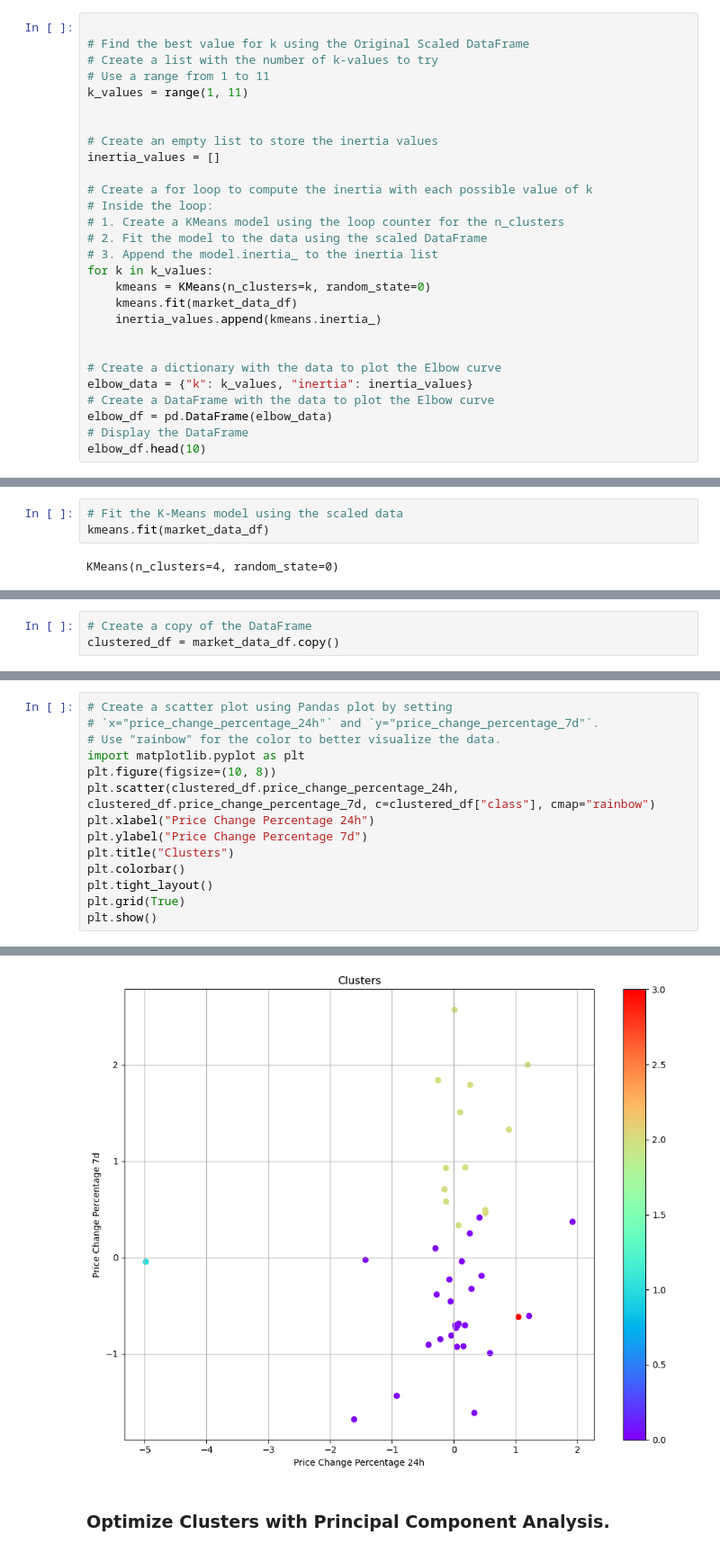
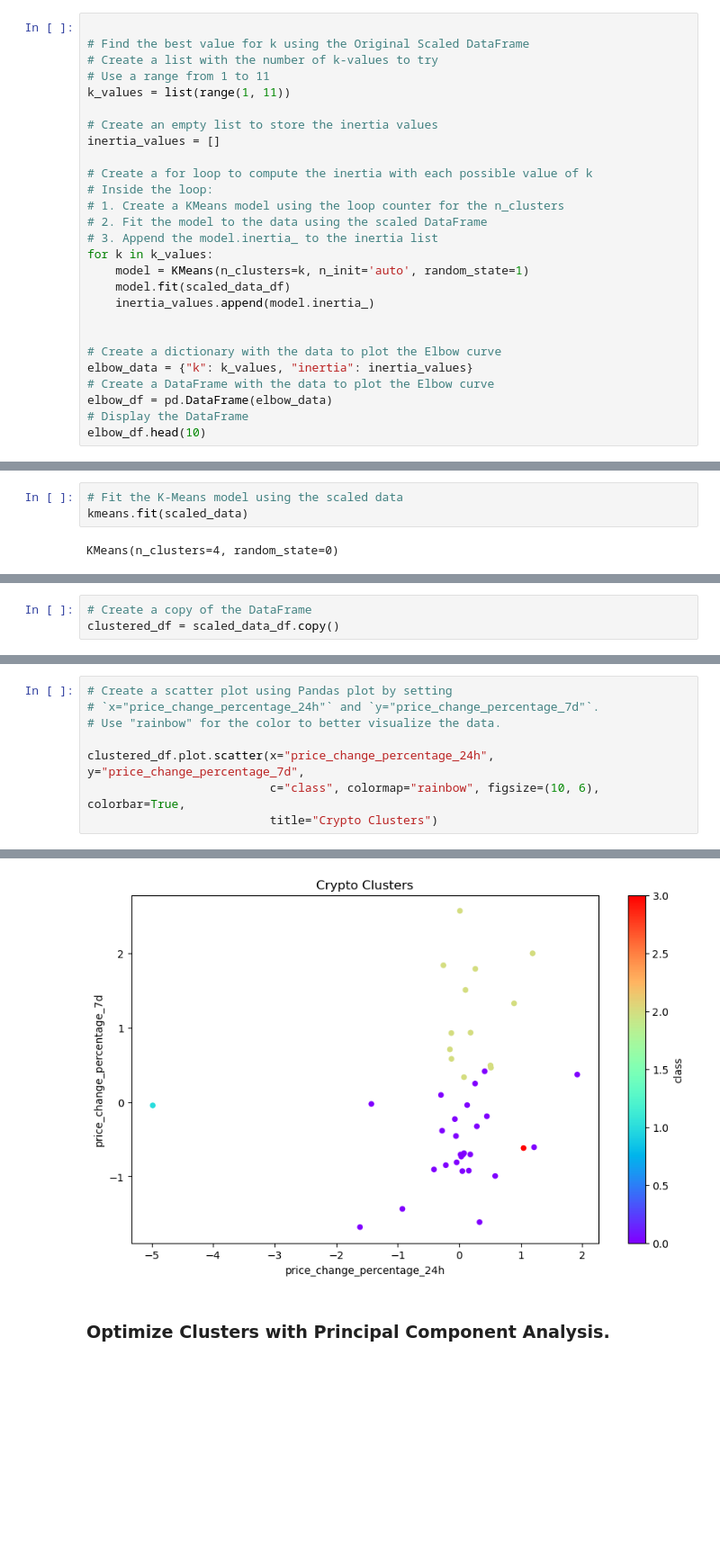
Before and after one commit to Tasnyde/CryptoClustering, a Jupyter notebook: Crypto_Clustering.ipynb, the cells around one changed output, grey strips where cells are left out. Shown at 90% size. Cells and saved outputs as stored; diff of their text form; blank space fills up the shorter version.

```diff
--- a/Crypto_Clustering.ipynb
+++ b/Crypto_Clustering.ipynb
@@ -69,8 +73,7 @@ market_data_df.head()
 # Find the best value for k using the Original Scaled DataFrame
 # Create a list with the number of k-values to try
 # Use a range from 1 to 11
-k_values = range(1, 11)
-
+k_values = list(range(1, 11))
 
 # Create an empty list to store the inertia values
 inertia_values = []
@@ -81,9 +84,9 @@ inertia_values = []
 # 2. Fit the model to the data using the scaled DataFrame
 # 3. Append the model.inertia_ to the inertia list
 for k in k_values:
-    kmeans = KMeans(n_clusters=k, random_state=0)
-    kmeans.fit(market_data_df)
-    inertia_values.append(kmeans.inertia_)
+    model = KMeans(n_clusters=k, n_init='auto', random_state=1)
+    model.fit(scaled_data_df)
+    inertia_values.append(model.inertia_)
 
 
 # Create a dictionary with the data to plot the Elbow curve
@@ -132,6 +139,6 @@ kmeans = KMeans(n_clusters=best_k, random_state=0)
 # %%
 # Fit the K-Means model using the scaled data
-kmeans.fit(market_data_df)
+kmeans.fit(scaled_data)
 # %% [output]
 KMeans(n_clusters=4, random_state=0)
 # %%
@@ -152,6 +154,6 @@ market_data_df.head()
 # %%
 # Create a copy of the DataFrame
-clustered_df = market_data_df.copy()
+clustered_df = scaled_data_df.copy()
 # %%
 # Add a new column to the DataFrame with the predicted clusters
 clustered_df["class"] = kmeans.labels_
@@ -170,14 +171,8 @@ clustered_df.head(5)
 # Create a scatter plot using Pandas plot by setting
 # `x="price_change_percentage_24h"` and `y="price_change_percentage_7d"`.
 # Use "rainbow" for the color to better visualize the data.
-import matplotlib.pyplot as plt
-plt.figure(figsize=(10, 8))
-plt.scatter(clustered_df.price_change_percentage_24h, clustered_df.price_change_percentage_7d, c=clustered_df["class"], cmap="rainbow")
-plt.xlabel("Price Change Percentage 24h")
-plt.ylabel("Price Change Percentage 7d")
-plt.title("Clusters")
-plt.colorbar()
-plt.tight_layout()
-plt.grid(True)
-plt.show()
+
+clustered_df.plot.scatter(x="price_change_percentage_24h", y="price_change_percentage_7d",
+                          c="class", colormap="rainbow", figsize=(10, 6), colorbar=True,
+                          title="Crypto Clusters")
 # %% [output]
@@ -184,4 +180,4 @@ plt.show()
-[figure, old version]
+[figure, new version]
 # %% [markdown]
 ### Optimize Clusters with Principal Component Analysis.
 # %%
```
Also changed, not shown: parts of 19 cells of this notebook, 2 other files.
